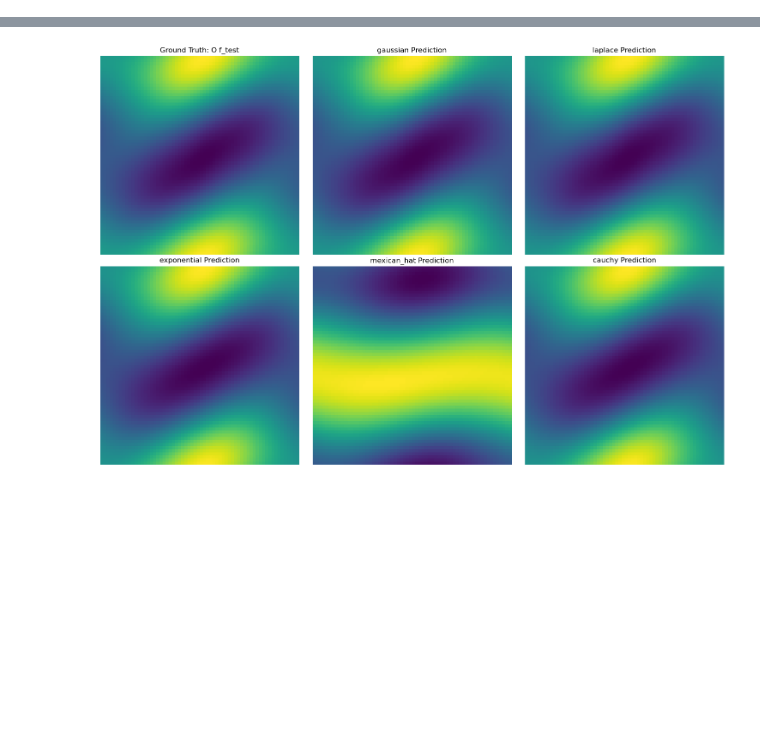
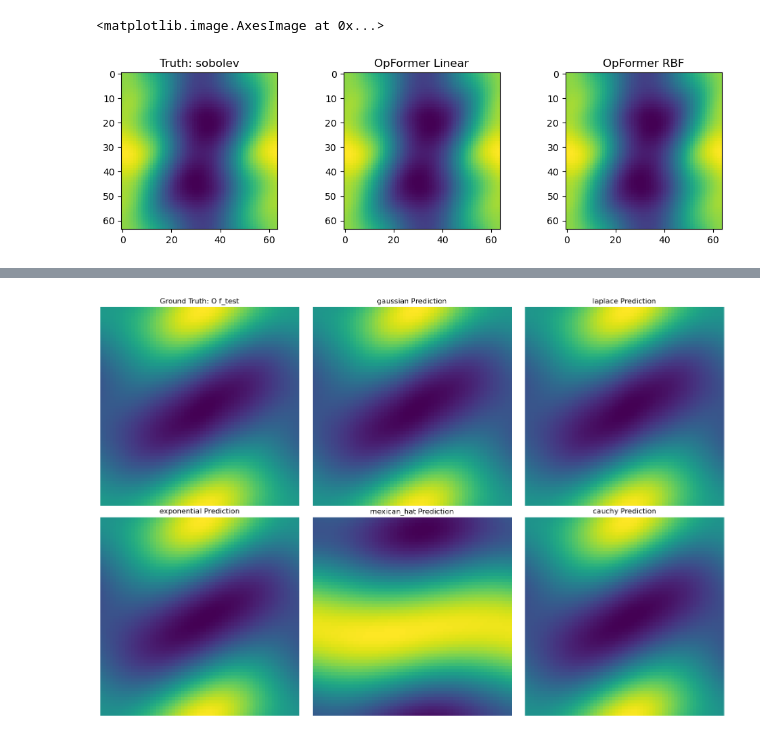
Before and after one commit to yashpatel5400/opicl, a Jupyter notebook: debug.ipynb, the cells around one changed output, grey strips where cells are left out. Cells and saved outputs as stored; diff of their text form; code cells hidden in the pictures; blank space fills up the shorter version.

```diff
--- a/debug.ipynb
+++ b/debug.ipynb
@@ -137,0 +133,14 @@ plt.legend()
+# %%
+fig, axs = plt.subplots(1,3,figsize=(12,3))
+
+axs[0].set_title(f"Truth: {kx_name_true}")
+axs[0].imshow(Of[y_idx])
+
+axs[1].set_title(f"OpFormer Linear")
+axs[1].imshow(-kernel_to_preds["linear"][-1])
+
+axs[2].set_title(f"OpFormer RBF")
+axs[2].imshow(-kernel_to_preds["rbf"][-1])
+# %% [output]
+<matplotlib.image.AxesImage at 0x...>
+[figure, added]
```
Also changed, not shown: parts of 15 cells of this notebook, 2 other files.
